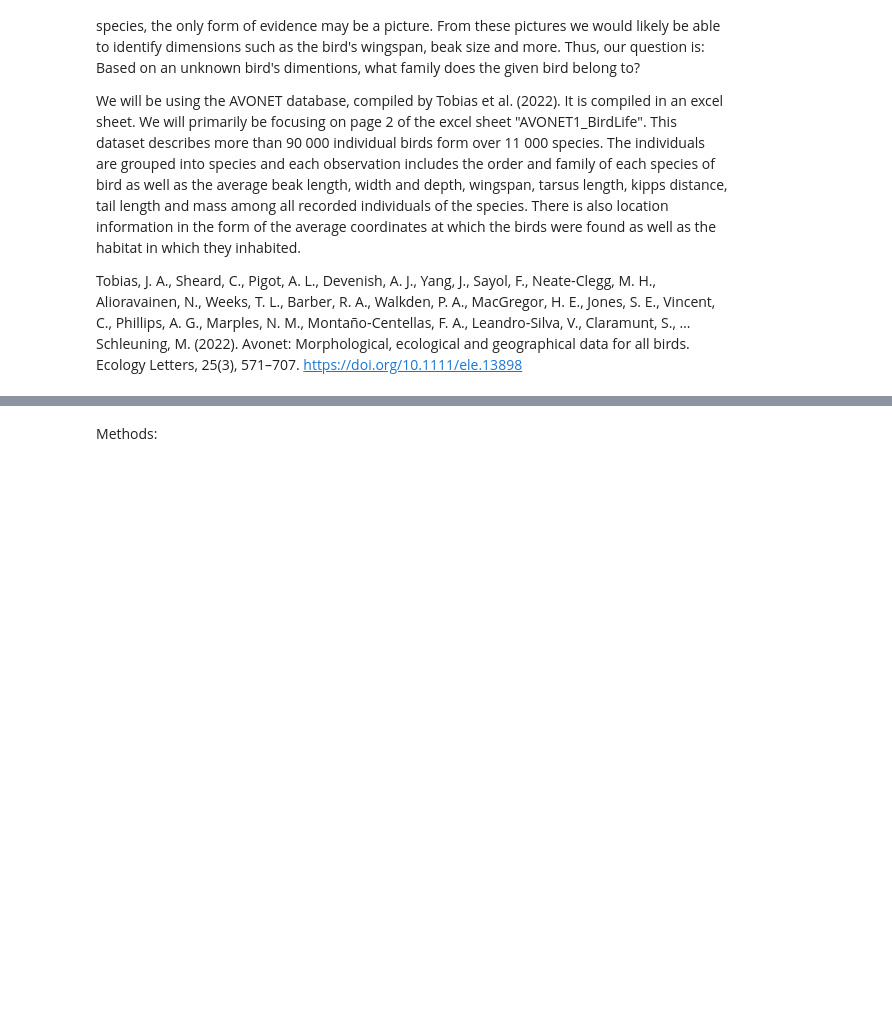
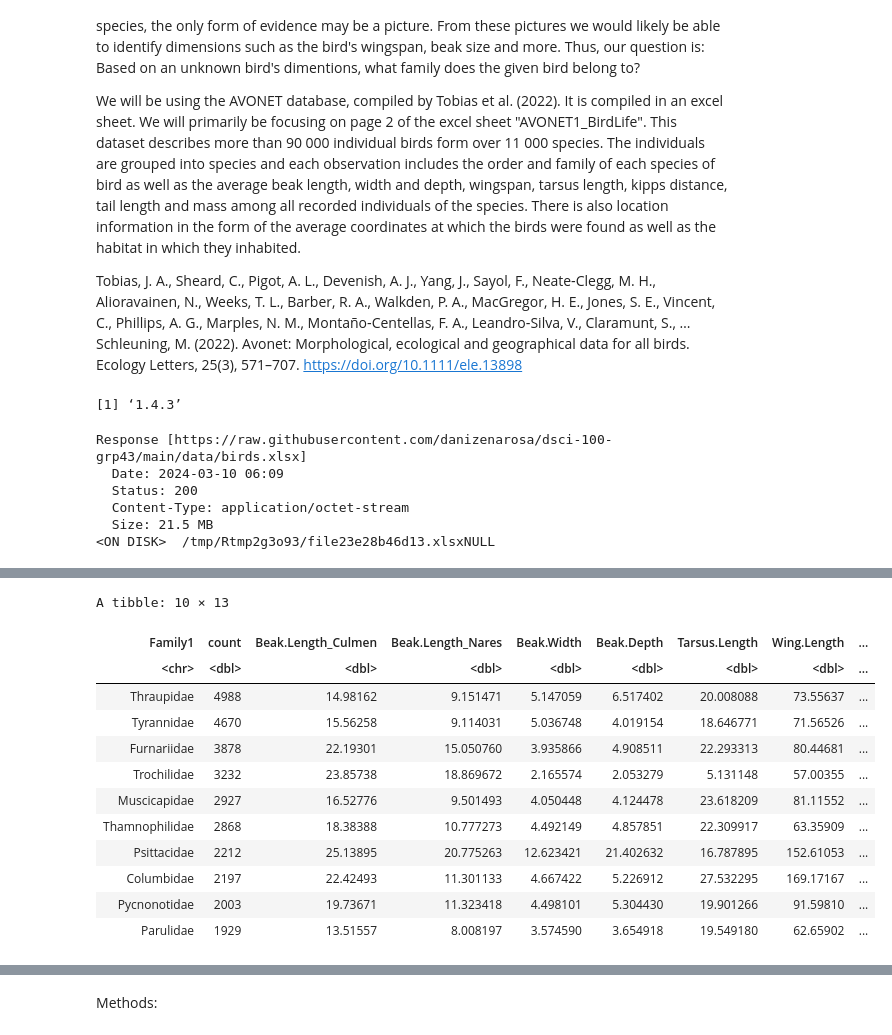
Before and after one commit to danizenarosa/Model-for-Avian-Taxonomical-Family-Prediction, a Jupyter notebook: Birds Analysis.ipynb, the cells around one changed output, grey strips where cells are left out. Saved outputs shown, nothing was run; the diff lists cells and outputs as text; code cells hidden in the pictures; blank space fills up the shorter version.

```diff
--- a/Birds Analysis.ipynb
+++ b/Birds Analysis.ipynb
@@ -7,3 +7,30 @@ Based on an unknown bird's dimentions, what family does the given bird belong to
 We will be using the AVONET database, compiled by Tobias et al. (2022). It is compiled in an excel sheet. We will primarily be focusing on page 2 of the excel sheet "AVONET1_BirdLife". This dataset describes more than 90 000 individual birds form over 11 000 species. The individuals are grouped into species and each observation includes the order and family of each species of bird as well as the average beak length, width and depth, wingspan, tarsus length, kipps distance, tail length and mass among all recorded individuals of the species. There is also location information in the form of the average coordinates at which the birds were found as well as the habitat in which they inhabited.
 
 Tobias, J. A., Sheard, C., Pigot, A. L., Devenish, A. J., Yang, J., Sayol, F., Neate‐Clegg, M. H., Alioravainen, N., Weeks, T. L., Barber, R. A., Walkden, P. A., MacGregor, H. E., Jones, S. E., Vincent, C., Phillips, A. G., Marples, N. M., Montaño‐Centellas, F. A., Leandro‐Silva, V., Claramunt, S., … Schleuning, M. (2022). Avonet: Morphological, ecological and geographical data for all birds. Ecology Letters, 25(3), 571–707. https://doi.org/10.1111/ele.13898
+# %%
+library(repr)
+library(tidyverse)
+library(tidymodels)
+library(readxl)
+library(httr)
+
+packageVersion("readxl")
+# [1] ‘0.1.1’
+url = "https://github.com/danizenarosa/dsci-100-grp43/raw/main/data/birds.xlsx"
+GET(url, write_disk(tf <- tempfile(fileext = ".xlsx")))
+birds_data <- read_excel(tf, 2)
+
+birds_count <- select(birds_data, Family1, Total.individuals, Beak.Length_Culmen:Mass) |>
+    group_by( Family1) |>
+    summarize(count = sum(Total.individuals), across(Beak.Length_Culmen:Mass, mean)) |>
+    arrange(count = desc(count)) |>
+    slice(1:10)
+birds_count
+# %% [output]
+[1] ‘1.4.3’
+Response [https://raw.githubusercontent.com/danizenarosa/dsci-100-grp43/main/data/birds.xlsx]
+  Date: 2024-03-10 06:09
+  Status: 200
+  Content-Type: application/octet-stream
+  Size: 21.5 MB
+<ON DISK>  /tmp/Rtmp2g3o93/file23e28b46d13.xlsxNULL
@@ -9,0 +57,13 @@ Tobias, J. A., Sheard, C., Pigot, A. L., Devenish, A. J., Yang, J., Sayol, F., N
+A tibble: 10 × 13
+| Family1 | count | Beak.Length_Culmen | Beak.Length_Nares | Beak.Width | Beak.Depth | Tarsus.Length | Wing.Length | ... |
+| <chr> | <dbl> | <dbl> | <dbl> | <dbl> | <dbl> | <dbl> | <dbl> | ... |
+| Thraupidae | 4988 | 14.98162 | 9.151471 | 5.147059 | 6.517402 | 20.008088 | 73.55637 | ... |
+| Tyrannidae | 4670 | 15.56258 | 9.114031 | 5.036748 | 4.019154 | 18.646771 | 71.56526 | ... |
+| Furnariidae | 3878 | 22.19301 | 15.050760 | 3.935866 | 4.908511 | 22.293313 | 80.44681 | ... |
+| Trochilidae | 3232 | 23.85738 | 18.869672 | 2.165574 | 2.053279 | 5.131148 | 57.00355 | ... |
+| Muscicapidae | 2927 | 16.52776 | 9.501493 | 4.050448 | 4.124478 | 23.618209 | 81.11552 | ... |
+| Thamnophilidae | 2868 | 18.38388 | 10.777273 | 4.492149 | 4.857851 | 22.309917 | 63.35909 | ... |
+| Psittacidae | 2212 | 25.13895 | 20.775263 | 12.623421 | 21.402632 | 16.787895 | 152.61053 | ... |
+| Columbidae | 2197 | 22.42493 | 11.301133 | 4.667422 | 5.226912 | 27.532295 | 169.17167 | ... |
+| Pycnonotidae | 2003 | 19.73671 | 11.323418 | 4.498101 | 5.304430 | 19.901266 | 91.59810 | ... |
+| Parulidae | 1929 | 13.51557 | 8.008197 | 3.574590 | 3.654918 | 19.549180 | 62.65902 | ... |
```
Also changed, not shown: parts of 10 cells of this notebook.
